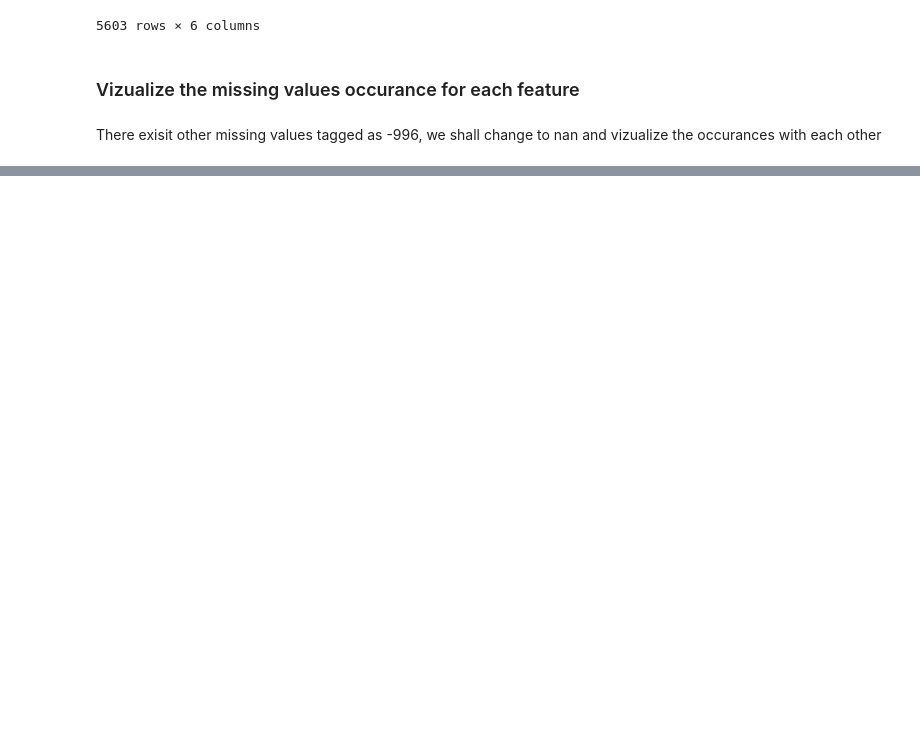
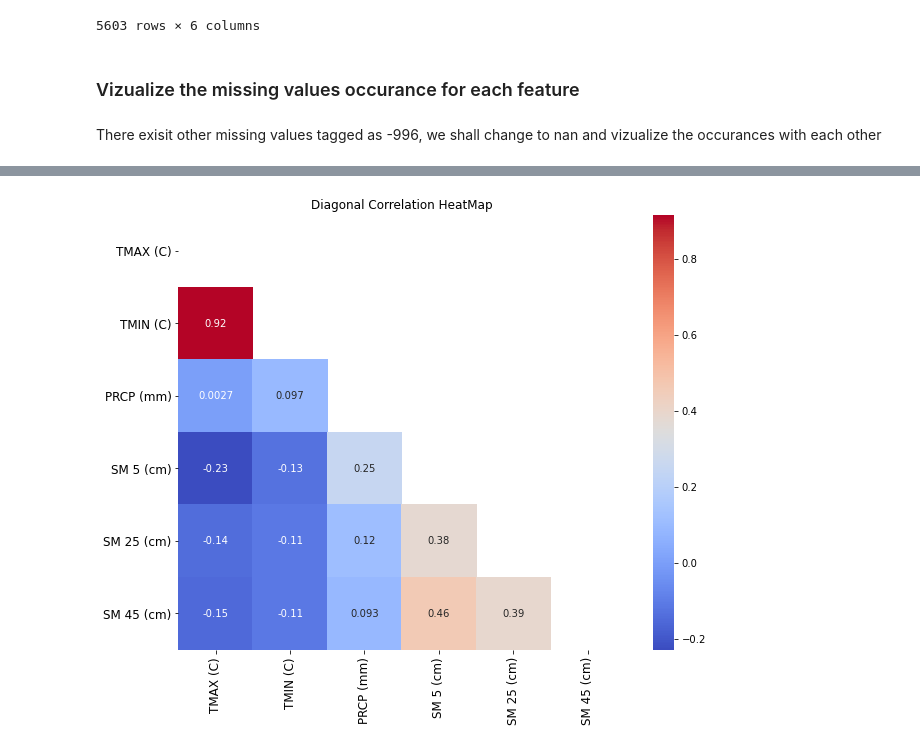
Before and after one commit to chizeni24/USDA, a Jupyter notebook: Lake creek crop yeild XAI.ipynb, the cells around one changed output, grey strips where cells are left out. Drawn from its saved outputs; the diff is of its cells as text; code cells hidden in the pictures; blank space fills up the shorter version.

```diff
--- a/Lake creek crop yeild XAI.ipynb
+++ b/Lake creek crop yeild XAI.ipynb
@@ -320,0 +162,21 @@ Perhaps a linear interpolation between the missing values. since they arent that
+# %%
+import matplotlib.pyplot as plt
+
+
+def corr_plot(df):
+    f, ax = plt.subplots(figsize=(10, 8))
+
+    corr = df.corr()
+    mask = np.zeros_like(corr, dtype=None)
+    mask[np.triu_indices_from(mask)] = True
+    sns.heatmap(corr, cmap='coolwarm', mask=mask, annot=True, )
+
+    plt.title("Diagonal Correlation HeatMap")
+    plt.xticks(fontsize=12, rotation=90)
+    plt.yticks(fontsize=12, rotation=0)
+    plt.show()
+
+
+corr_plot(df_AI)
+# %% [output]
+[figure, added]
```
Also changed, not shown: parts of 61 cells of this notebook.
